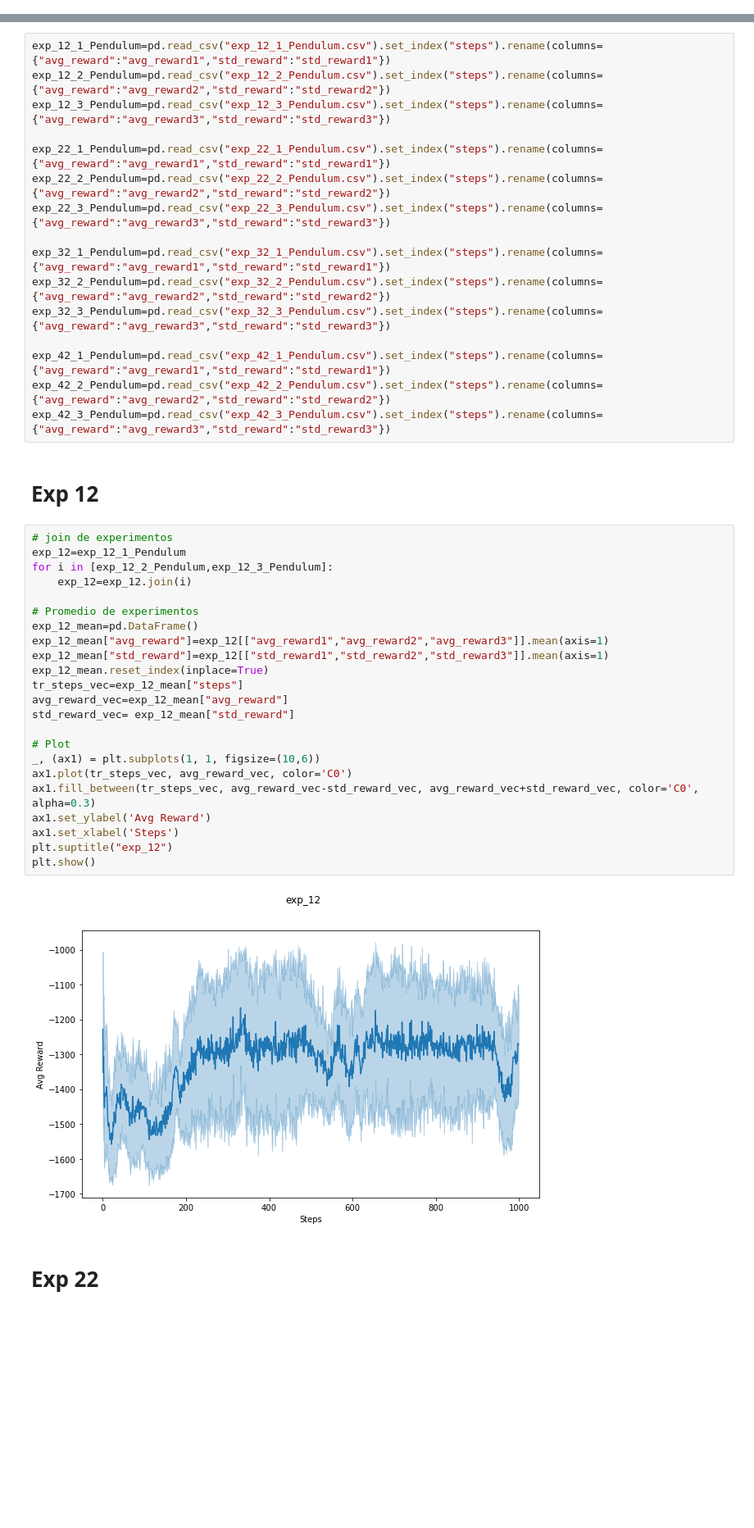
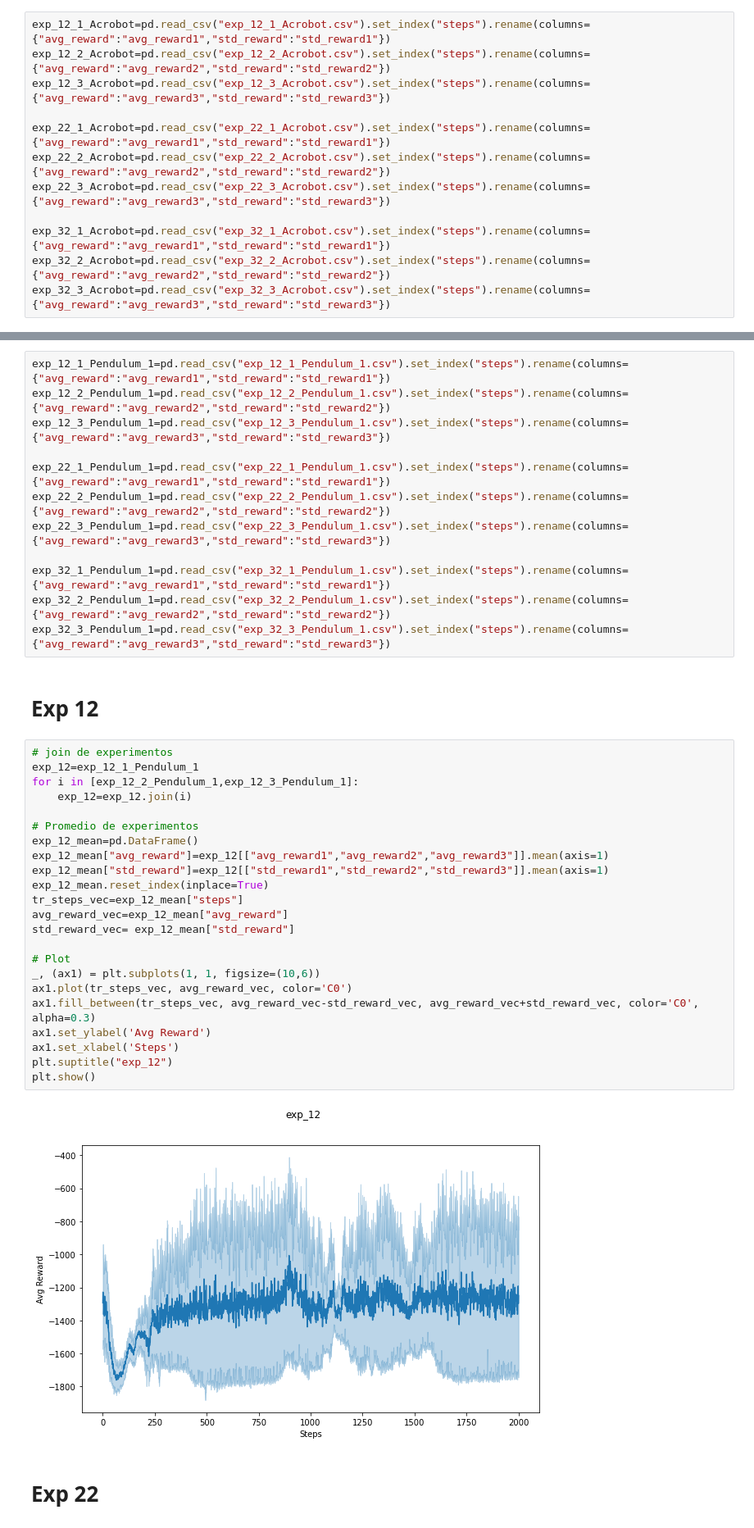
Before and after one commit to JLCdata/Reinforcement-Learning, a Jupyter notebook: T3/actor_critic/code/T3.ipynb, the cells around one changed output, grey strips where cells are left out. Shown at 82% size. Drawn from its saved outputs; the diff is of its cells as text; blank space fills up the shorter version.

```diff
--- a/T3/actor_critic/code/T3.ipynb
+++ b/T3/actor_critic/code/T3.ipynb
@@ -1131 +213,13 @@ plt.show()
+# %%
+exp_12_1_Acrobot=pd.read_csv("exp_12_1_Acrobot.csv").set_index("steps").rename(columns={"avg_reward":"avg_reward1","std_reward":"std_reward1"})
+exp_12_2_Acrobot=pd.read_csv("exp_12_2_Acrobot.csv").set_index("steps").rename(columns={"avg_reward":"avg_reward2","std_reward":"std_reward2"})
+exp_12_3_Acrobot=pd.read_csv("exp_12_3_Acrobot.csv").set_index("steps").rename(columns={"avg_reward":"avg_reward3","std_reward":"std_reward3"})
+
+exp_22_1_Acrobot=pd.read_csv("exp_22_1_Acrobot.csv").set_index("steps").rename(columns={"avg_reward":"avg_reward1","std_reward":"std_reward1"})
+exp_22_2_Acrobot=pd.read_csv("exp_22_2_Acrobot.csv").set_index("steps").rename(columns={"avg_reward":"avg_reward2","std_reward":"std_reward2"})
+exp_22_3_Acrobot=pd.read_csv("exp_22_3_Acrobot.csv").set_index("steps").rename(columns={"avg_reward":"avg_reward3","std_reward":"std_reward3"})
+
+exp_32_1_Acrobot=pd.read_csv("exp_32_1_Acrobot.csv").set_index("steps").rename(columns={"avg_reward":"avg_reward1","std_reward":"std_reward1"})
+exp_32_2_Acrobot=pd.read_csv("exp_32_2_Acrobot.csv").set_index("steps").rename(columns={"avg_reward":"avg_reward2","std_reward":"std_reward2"})
+exp_32_3_Acrobot=pd.read_csv("exp_32_3_Acrobot.csv").set_index("steps").rename(columns={"avg_reward":"avg_reward3","std_reward":"std_reward3"})
 # %% [markdown]
@@ -1160,46 +391,42 @@ plt.show()
 # %%
-exp_12_1_Pendulum=pd.read_csv("exp_12_1_Pendulum.csv").set_index("steps").rename(columns={"avg_reward":"avg_reward1","std_reward":"std_reward1"})
-exp_12_2_Pendulum=pd.read_csv("exp_12_2_Pendulum.csv").set_index("steps").rename(columns={"avg_reward":"avg_reward2","std_reward":"std_reward2"})
-exp_12_3_Pendulum=pd.read_csv("exp_12_3_Pendulum.csv").set_index("steps").rename(columns={"avg_reward":"avg_reward3","std_reward":"std_reward3"})
+exp_12_1_Pendulum_1=pd.read_csv("exp_12_1_Pendulum_1.csv").set_index("steps").rename(columns={"avg_reward":"avg_reward1","std_reward":"std_reward1"})
+exp_12_2_Pendulum_1=pd.read_csv("exp_12_2_Pendulum_1.csv").set_index("steps").rename(columns={"avg_reward":"avg_reward2","std_reward":"std_reward2"})
+exp_12_3_Pendulum_1=pd.read_csv("exp_12_3_Pendulum_1.csv").set_index("steps").rename(columns={"avg_reward":"avg_reward3","std_reward":"std_reward3"})
 
-exp_22_1_Pendulum=pd.read_csv("exp_22_1_Pendulum.csv").set_index("steps").rename(columns={"avg_reward":"avg_reward1","std_reward":"std_reward1"})
-exp_22_2_Pendulum=pd.read_csv("exp_22_2_Pendulum.csv").set_index("steps").rename(columns={"avg_reward":"avg_reward2","std_reward":"std_reward2"})
-exp_22_3_Pendulum=pd.read_csv("exp_22_3_Pendulum.csv").set_index("steps").rename(columns={"avg_reward":"avg_reward3","std_reward":"std_reward3"})
+exp_22_1_Pendulum_1=pd.read_csv("exp_22_1_Pendulum_1.csv").set_index("steps").rename(columns={"avg_reward":"avg_reward1","std_reward":"std_reward1"})
+exp_22_2_Pendulum_1=pd.read_csv("exp_22_2_Pendulum_1.csv").set_index("steps").rename(columns={"avg_reward":"avg_reward2","std_reward":"std_reward2"})
+exp_22_3_Pendulum_1=pd.read_csv("exp_22_3_Pendulum_1.csv").set_index("steps").rename(columns={"avg_reward":"avg_reward3","std_reward":"std_reward3"})
 
-exp_32_1_Pendulum=pd.read_csv("exp_32_1_Pendulum.csv").set_index("steps").rename(columns={"avg_reward":"avg_reward1","std_reward":"std_reward1"})
-exp_32_2_Pendulum=pd.read_csv("exp_32_2_Pendulum.csv").set_index("steps").rename(columns={"avg_reward":"avg_reward2","std_reward":"std_reward2"})
-exp_32_3_Pendulum=pd.read_csv("exp_32_3_Pendulum.csv").set_index("steps").rename(columns={"avg_reward":"avg_reward3","std_reward":"std_reward3"})
-
-exp_42_1_Pendulum=pd.read_csv("exp_42_1_Pendulum.csv").set_index("steps").rename(columns={"avg_reward":"avg_reward1","std_reward":"std_reward1"})
-exp_42_2_Pendulum=pd.read_csv("exp_42_2_Pendulum.csv").set_index("steps").rename(columns={"avg_reward":"avg_reward2","std_reward":"std_reward2"})
-exp_42_3_Pendulum=pd.read_csv("exp_42_3_Pendulum.csv").set_index("steps").rename(columns={"avg_reward":"avg_reward3","std_reward":"std_reward3"})
+exp_32_1_Pendulum_1=pd.read_csv("exp_32_1_Pendulum_1.csv").set_index("steps").rename(columns={"avg_reward":"avg_reward1","std_reward":"std_reward1"})
+exp_32_2_Pendulum_1=pd.read_csv("exp_32_2_Pendulum_1.csv").set_index("steps").rename(columns={"avg_reward":"avg_reward2","std_reward":"std_reward2"})
+exp_32_3_Pendulum_1=pd.read_csv("exp_32_3_Pendulum_1.csv").set_index("steps").rename(columns={"avg_reward":"avg_reward3","std_reward":"std_reward3"})
 # %% [markdown]
 # Exp 12
 # %%
 # join de experimentos
-exp_12=exp_12_1_Pendulum
-for i in [exp_12_2_Pendulum,exp_12_3_Pendulum]:
+exp_12=exp_12_1_Pendulum_1
+for i in [exp_12_2_Pendulum_1,exp_12_3_Pendulum_1]:
     exp_12=exp_12.join(i)
 
 # Promedio de experimentos
 exp_12_mean=pd.DataFrame()
 exp_12_mean["avg_reward"]=exp_12[["avg_reward1","avg_reward2","avg_reward3"]].mean(axis=1)
 exp_12_mean["std_reward"]=exp_12[["std_reward1","std_reward2","std_reward3"]].mean(axis=1)
 exp_12_mean.reset_index(inplace=True)
 tr_steps_vec=exp_12_mean["steps"]
 avg_reward_vec=exp_12_mean["avg_reward"]
 std_reward_vec= exp_12_mean["std_reward"]
 
 # Plot
 _, (ax1) = plt.subplots(1, 1, figsize=(10,6))
 ax1.plot(tr_steps_vec, avg_reward_vec, color='C0')
 ax1.fill_between(tr_steps_vec, avg_reward_vec-std_reward_vec, avg_reward_vec+std_reward_vec, color='C0', alpha=0.3)
 ax1.set_ylabel('Avg Reward')
 ax1.set_xlabel('Steps')
 plt.suptitle("exp_12")
 plt.show()
 # %% [output]
-[figure, old version]
+[figure, new version]
 # %% [markdown]
 # Exp 22
 # %%
```
Also changed, not shown: parts of 94 cells of this notebook, 17 other files.
